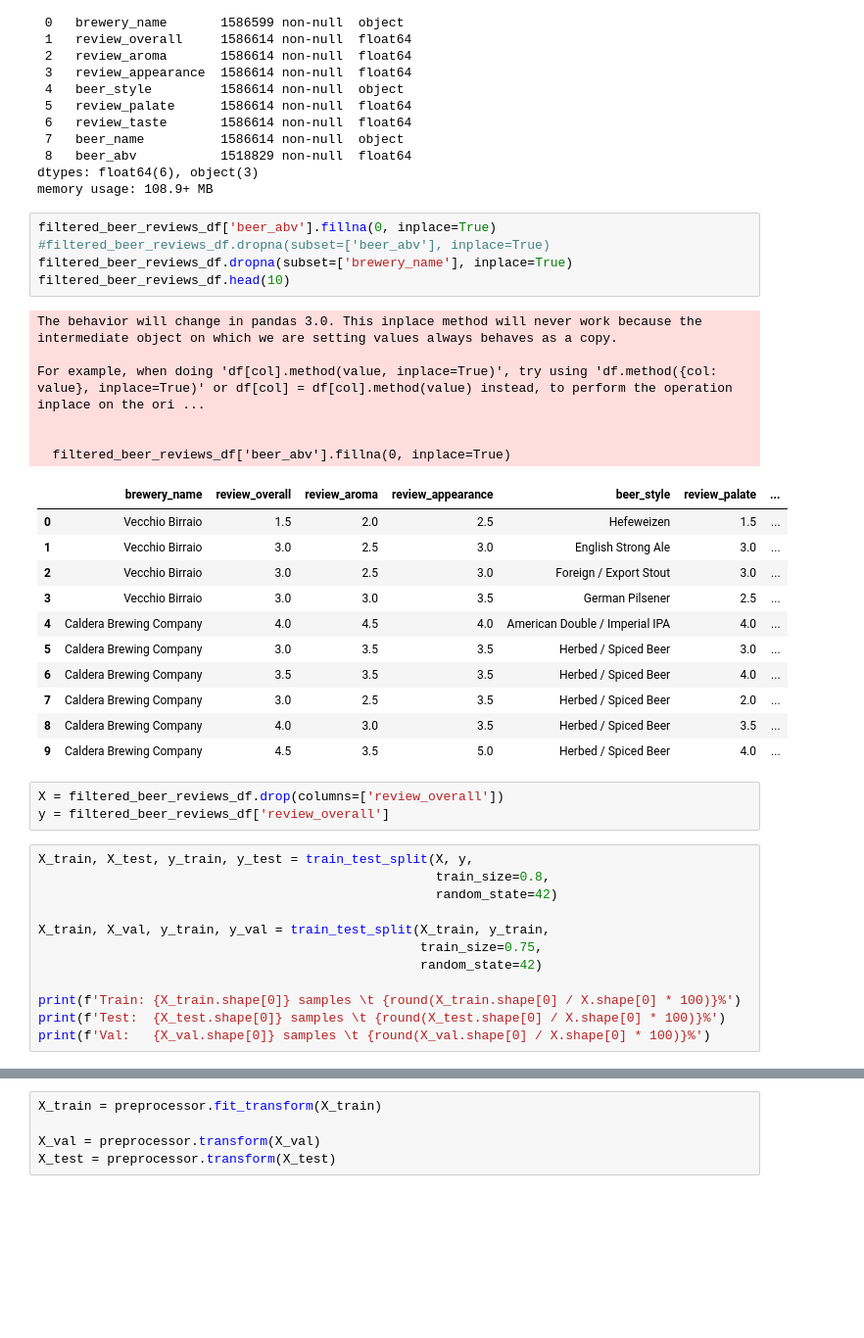
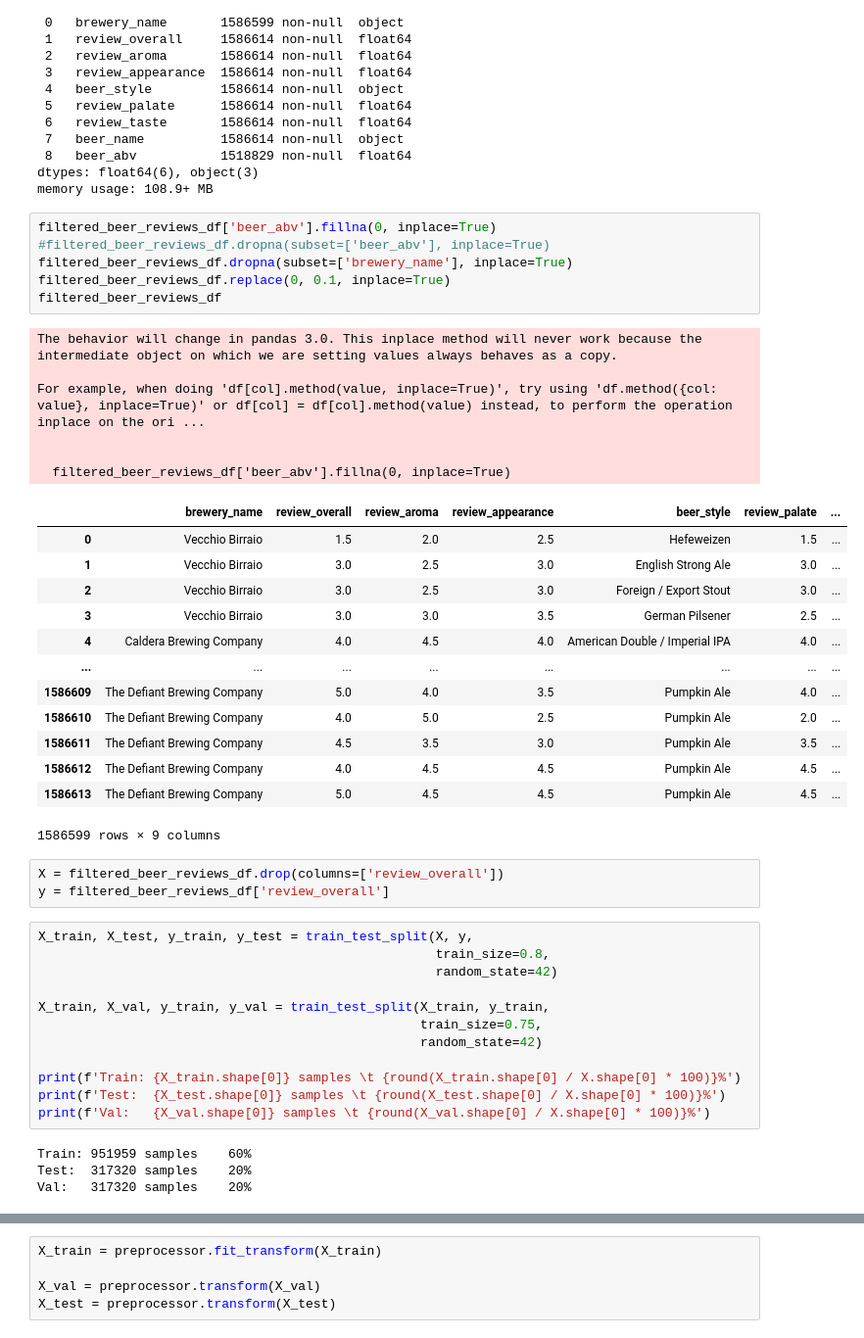
Before and after one commit to YuriiKlim/Projects, a Jupyter notebook: beer-reviews-predict.ipynb, the cells around one changed output, grey strips where cells are left out. Shown at 98% size. Cells and saved outputs as stored; diff of their text form; blank space fills up the shorter version.

```diff
--- a/beer-reviews-predict.ipynb
+++ b/beer-reviews-predict.ipynb
@@ -86,26 +87,29 @@ memory usage: 108.9+ MB
 # %%
 filtered_beer_reviews_df['beer_abv'].fillna(0, inplace=True)
 #filtered_beer_reviews_df.dropna(subset=['beer_abv'], inplace=True)
 filtered_beer_reviews_df.dropna(subset=['brewery_name'], inplace=True)
-filtered_beer_reviews_df.head(10)
+filtered_beer_reviews_df.replace(0, 0.1, inplace=True)
+filtered_beer_reviews_df
 # %% [output]
 The behavior will change in pandas 3.0. This inplace method will never work because the intermediate object on which we are setting values always behaves as a copy.
 
 For example, when doing 'df[col].method(value, inplace=True)', try using 'df.method({col: value}, inplace=True)' or df[col] = df[col].method(value) instead, to perform the operation inplace on the ori ...
 
 
   filtered_beer_reviews_df['beer_abv'].fillna(0, inplace=True)
 |  | brewery_name | review_overall | review_aroma | review_appearance | beer_style | review_palate | ... |
 | 0 | Vecchio Birraio | 1.5 | 2.0 | 2.5 | Hefeweizen | 1.5 | ... |
 | 1 | Vecchio Birraio | 3.0 | 2.5 | 3.0 | English Strong Ale | 3.0 | ... |
 | 2 | Vecchio Birraio | 3.0 | 2.5 | 3.0 | Foreign / Export Stout | 3.0 | ... |
 | 3 | Vecchio Birraio | 3.0 | 3.0 | 3.5 | German Pilsener | 2.5 | ... |
 | 4 | Caldera Brewing Company | 4.0 | 4.5 | 4.0 | American Double / Imperial IPA | 4.0 | ... |
-| 5 | Caldera Brewing Company | 3.0 | 3.5 | 3.5 | Herbed / Spiced Beer | 3.0 | ... |
-| 6 | Caldera Brewing Company | 3.5 | 3.5 | 3.5 | Herbed / Spiced Beer | 4.0 | ... |
-| 7 | Caldera Brewing Company | 3.0 | 2.5 | 3.5 | Herbed / Spiced Beer | 2.0 | ... |
-| 8 | Caldera Brewing Company | 4.0 | 3.0 | 3.5 | Herbed / Spiced Beer | 3.5 | ... |
-| 9 | Caldera Brewing Company | 4.5 | 3.5 | 5.0 | Herbed / Spiced Beer | 4.0 | ... |
+| ... | ... | ... | ... | ... | ... | ... | ... |
+| 1586609 | The Defiant Brewing Company | 5.0 | 4.0 | 3.5 | Pumpkin Ale | 4.0 | ... |
+| 1586610 | The Defiant Brewing Company | 4.0 | 5.0 | 2.5 | Pumpkin Ale | 2.0 | ... |
+| 1586611 | The Defiant Brewing Company | 4.5 | 3.5 | 3.0 | Pumpkin Ale | 3.5 | ... |
+| 1586612 | The Defiant Brewing Company | 4.0 | 4.5 | 4.5 | Pumpkin Ale | 4.5 | ... |
+| 1586613 | The Defiant Brewing Company | 5.0 | 4.5 | 4.5 | Pumpkin Ale | 4.5 | ... |
+1586599 rows × 9 columns
 # %%
 X = filtered_beer_reviews_df.drop(columns=['review_overall'])
 y = filtered_beer_reviews_df['review_overall']
@@ -121,6 +125,10 @@ X_train, X_val, y_train, y_val = train_test_split(X_train, y_train,
 print(f'Train: {X_train.shape[0]} samples \t {round(X_train.shape[0] / X.shape[0] * 100)}%')
 print(f'Test:  {X_test.shape[0]} samples \t {round(X_test.shape[0] / X.shape[0] * 100)}%')
 print(f'Val:   {X_val.shape[0]} samples \t {round(X_val.shape[0] / X.shape[0] * 100)}%')
+# %% [output]
+Train: 951959 samples    60%
+Test:  317320 samples    20%
+Val:   317320 samples    20%
 # %%
 num_columns = X.select_dtypes(include="number").columns
 cat_columns = X.select_dtypes(include="object").columns
```
Also changed, not shown: parts of 20 cells of this notebook.
